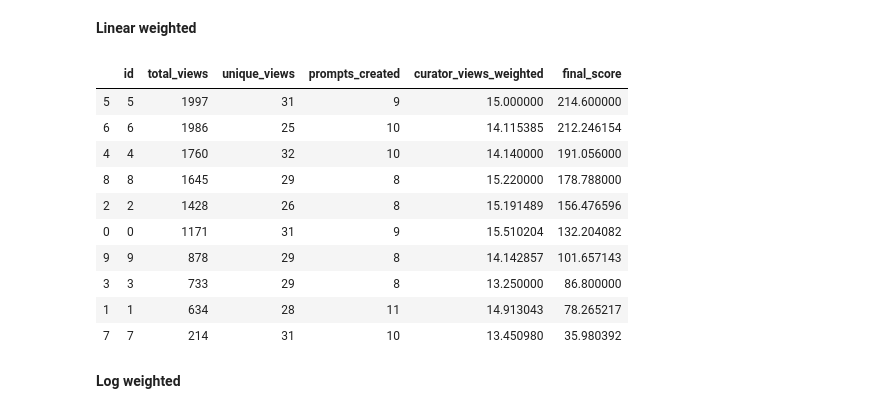
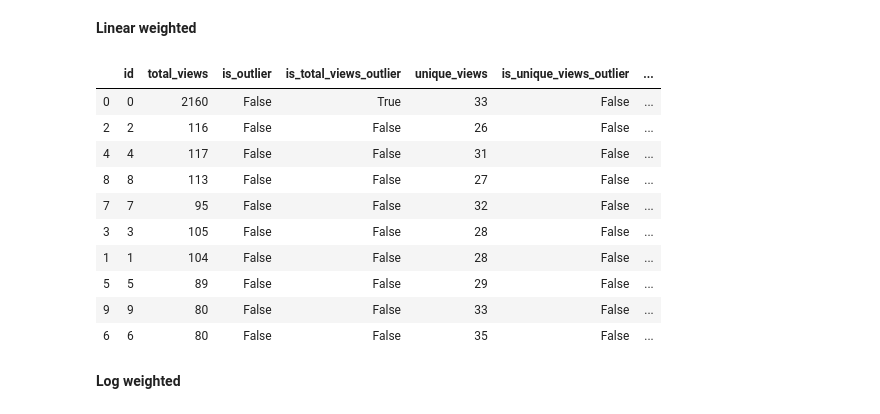
Before and after one commit to fmeiraf/dd_tokenomics, a Jupyter notebook: genesis_cohort_reward_function/reward_function.ipynb, the cells around one changed output. Cells and saved outputs as stored; diff of their text form; code cells hidden in the pictures.

```diff
--- a/genesis_cohort_reward_function/reward_function.ipynb
+++ b/genesis_cohort_reward_function/reward_function.ipynb
@@ -235,39 +295,44 @@ np.log(10)
 # %%
 test_parameters = {
     'number_of_users_to_generate': 10,
     'total_views_average':100,
     'total_unique_views_average':30,
     'total_prompts_created_average':10,
     'total_curator_views_average': 15,
     'average_curator_score': 10 ,
     'number_of_curator_views':  5,
     'reward_function': linear_sum,
     'curator_views_compact':True,
     'curator_scores_compact':True,
-    'total_views_compact':False,
+    'total_views_compact':True,
     'unique_views_compact':True,
     'prompts_compact':True,
     'compact_factor':0.2,
-    'extreme_factor':20
+    'extreme_factor':20,
+    'extreme_perc': 0.1,
+    'curator_scores_extreme':False,
+    'total_views_extreme': True,
+    'unique_views_extreme': False,
+    'prompts_extreme': False,
 }
 
 sim_test = TestGenerator(**test_parameters)
 
 sim_dt = pd.DataFrame(sim_test.generate_user_with_scores())
 
 sim_dt.sort_values('final_score', ascending=False)
 # %% [output]
-|  | id | total_views | unique_views | prompts_created | curator_views_weighted | final_score |
-| 5 | 5 | 1997 | 31 | 9 | 15.000000 | 214.600000 |
-| 6 | 6 | 1986 | 25 | 10 | 14.115385 | 212.246154 |
-| 4 | 4 | 1760 | 32 | 10 | 14.140000 | 191.056000 |
-| 8 | 8 | 1645 | 29 | 8 | 15.220000 | 178.788000 |
-| 2 | 2 | 1428 | 26 | 8 | 15.191489 | 156.476596 |
-| 0 | 0 | 1171 | 31 | 9 | 15.510204 | 132.204082 |
-| 9 | 9 | 878 | 29 | 8 | 14.142857 | 101.657143 |
-| 3 | 3 | 733 | 29 | 8 | 13.250000 | 86.800000 |
-| 1 | 1 | 634 | 28 | 11 | 14.913043 | 78.265217 |
-| 7 | 7 | 214 | 31 | 10 | 13.450980 | 35.980392 |
+|  | id | total_views | is_outlier | is_total_views_outlier | unique_views | is_unique_views_outlier | ... |
+| 0 | 0 | 2160 | False | True | 33 | False | ... |
+| 2 | 2 | 116 | False | False | 26 | False | ... |
+| 4 | 4 | 117 | False | False | 31 | False | ... |
+| 8 | 8 | 113 | False | False | 27 | False | ... |
+| 7 | 7 | 95 | False | False | 32 | False | ... |
+| 3 | 3 | 105 | False | False | 28 | False | ... |
+| 1 | 1 | 104 | False | False | 28 | False | ... |
+| 5 | 5 | 89 | False | False | 29 | False | ... |
+| 9 | 9 | 80 | False | False | 33 | False | ... |
+| 6 | 6 | 80 | False | False | 35 | False | ... |
 # %% [markdown]
 **Log weighted**
 # %%
```
Also changed, not shown: parts of 4 cells of this notebook.
